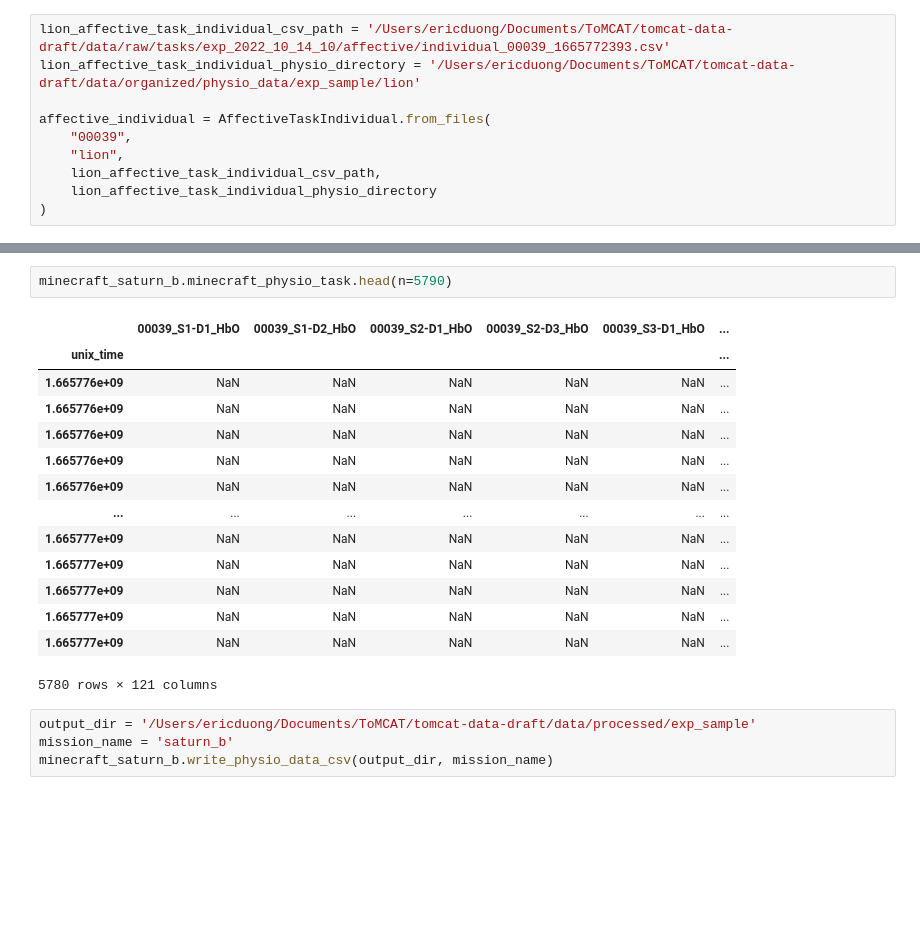
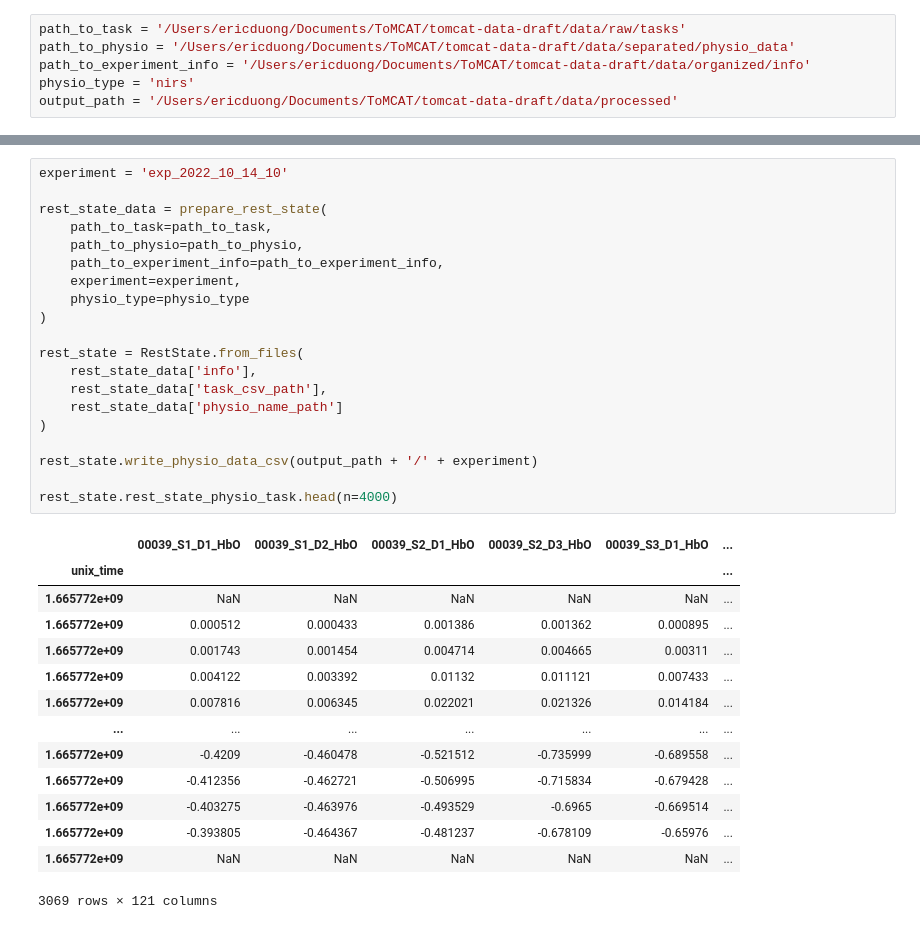
Before and after one commit to eduongAZ/tomcat-data-draft, a Jupyter notebook: code/read_csv.ipynb, the cells around one changed output, grey strips where cells are left out. Saved outputs shown, nothing was run; the diff lists cells and outputs as text; blank space fills up the shorter version.

```diff
--- a/code/read_csv.ipynb
+++ b/code/read_csv.ipynb
@@ -64,10 +7,6 @@ finger_tapping.write_physio_data_csv(output_dir)
 # %%
-lion_affective_task_individual_csv_path = '/Users/ericduong/Documents/ToMCAT/tomcat-data-draft/data/raw/tasks/exp_2022_10_14_10/affective/individual_00039_1665772393.csv'
-lion_affective_task_individual_physio_directory = '/Users/ericduong/Documents/ToMCAT/tomcat-data-draft/data/organized/physio_data/exp_sample/lion'
-
-affective_individual = AffectiveTaskIndividual.from_files(
-    "00039",
-    "lion",
-    lion_affective_task_individual_csv_path,
-    lion_affective_task_individual_physio_directory
-)
+path_to_task = '/Users/ericduong/Documents/ToMCAT/tomcat-data-draft/data/raw/tasks'
+path_to_physio = '/Users/ericduong/Documents/ToMCAT/tomcat-data-draft/data/separated/physio_data'
+path_to_experiment_info = '/Users/ericduong/Documents/ToMCAT/tomcat-data-draft/data/organized/info'
+physio_type = 'nirs'
+output_path = '/Users/ericduong/Documents/ToMCAT/tomcat-data-draft/data/processed'
@@ -181,21 +13,35 @@ minecraft_saturn_b = Minecraft.from_files(
-# %%
-minecraft_saturn_b.minecraft_physio_task.head(n=5790)
-# %% [output]
-|  | 00039_S1-D1_HbO | 00039_S1-D2_HbO | 00039_S2-D1_HbO | 00039_S2-D3_HbO | 00039_S3-D1_HbO | ... |
-| unix_time |  |  |  |  |  | ... |
-| 1.665776e+09 | NaN | NaN | NaN | NaN | NaN | ... |
-| 1.665776e+09 | NaN | NaN | NaN | NaN | NaN | ... |
-| 1.665776e+09 | NaN | NaN | NaN | NaN | NaN | ... |
-| 1.665776e+09 | NaN | NaN | NaN | NaN | NaN | ... |
-| 1.665776e+09 | NaN | NaN | NaN | NaN | NaN | ... |
-| ... | ... | ... | ... | ... | ... | ... |
-| 1.665777e+09 | NaN | NaN | NaN | NaN | NaN | ... |
-| 1.665777e+09 | NaN | NaN | NaN | NaN | NaN | ... |
-| 1.665777e+09 | NaN | NaN | NaN | NaN | NaN | ... |
-| 1.665777e+09 | NaN | NaN | NaN | NaN | NaN | ... |
-| 1.665777e+09 | NaN | NaN | NaN | NaN | NaN | ... |
-5780 rows × 121 columns
-# %%
-output_dir = '/Users/ericduong/Documents/ToMCAT/tomcat-data-draft/data/processed/exp_sample'
-mission_name = 'saturn_b'
-minecraft_saturn_b.write_physio_data_csv(output_dir, mission_name)
+# %%
+experiment = 'exp_2022_10_14_10'
+
+rest_state_data = prepare_rest_state(
+    path_to_task=path_to_task,
+    path_to_physio=path_to_physio,
+    path_to_experiment_info=path_to_experiment_info,
+    experiment=experiment,
+    physio_type=physio_type
+)
+
+rest_state = RestState.from_files(
+    rest_state_data['info'],
+    rest_state_data['task_csv_path'],
+    rest_state_data['physio_name_path']
+)
+
+rest_state.write_physio_data_csv(output_path + '/' + experiment)
+
+rest_state.rest_state_physio_task.head(n=4000)
+# %% [output]
+|  | 00039_S1_D1_HbO | 00039_S1_D2_HbO | 00039_S2_D1_HbO | 00039_S2_D3_HbO | 00039_S3_D1_HbO | ... |
+| unix_time |  |  |  |  |  | ... |
+| 1.665772e+09 | NaN | NaN | NaN | NaN | NaN | ... |
+| 1.665772e+09 | 0.000512 | 0.000433 | 0.001386 | 0.001362 | 0.000895 | ... |
+| 1.665772e+09 | 0.001743 | 0.001454 | 0.004714 | 0.004665 | 0.00311 | ... |
+| 1.665772e+09 | 0.004122 | 0.003392 | 0.01132 | 0.011121 | 0.007433 | ... |
+| 1.665772e+09 | 0.007816 | 0.006345 | 0.022021 | 0.021326 | 0.014184 | ... |
+| ... | ... | ... | ... | ... | ... | ... |
+| 1.665772e+09 | -0.4209 | -0.460478 | -0.521512 | -0.735999 | -0.689558 | ... |
+| 1.665772e+09 | -0.412356 | -0.462721 | -0.506995 | -0.715834 | -0.679428 | ... |
+| 1.665772e+09 | -0.403275 | -0.463976 | -0.493529 | -0.6965 | -0.669514 | ... |
+| 1.665772e+09 | -0.393805 | -0.464367 | -0.481237 | -0.678109 | -0.65976 | ... |
+| 1.665772e+09 | NaN | NaN | NaN | NaN | NaN | ... |
+3069 rows × 121 columns
```
Also changed, not shown: parts of 25 cells of this notebook, 20 other files.
